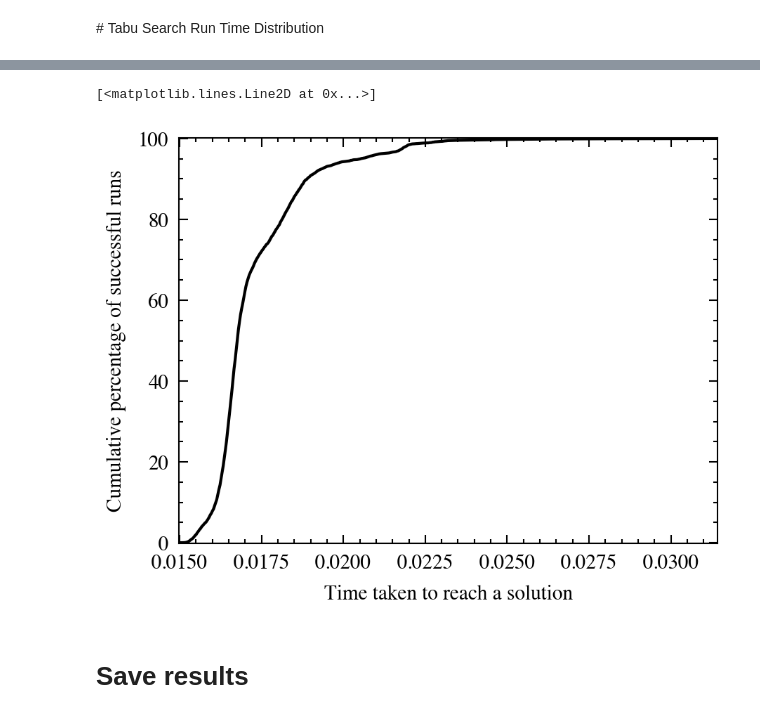
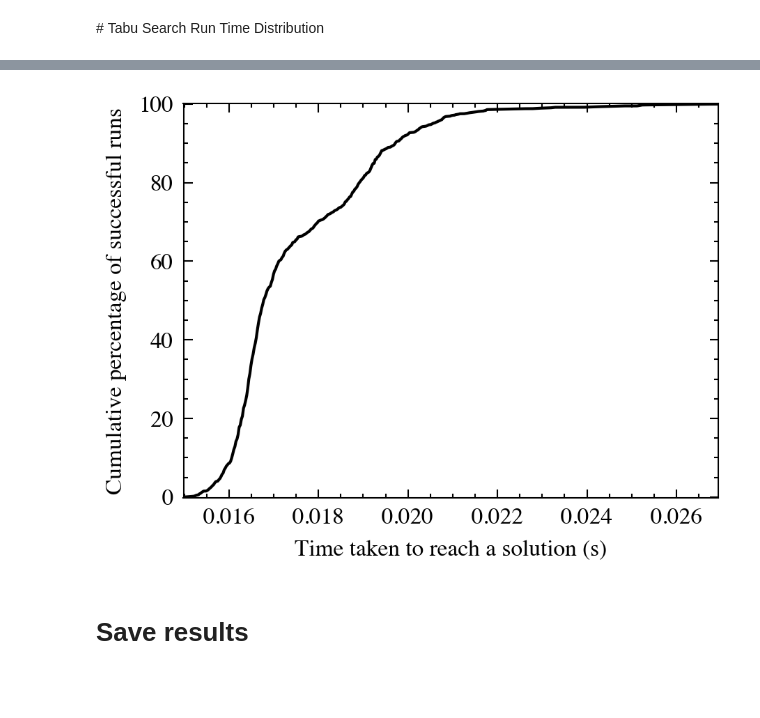
Before and after one commit to rienath/Estimating-Penalty-Coefficients-for-QUBO-Problems, a Jupyter notebook: Project and Deliverables/Implementation/Notebooks/Multiple Knapsack.ipynb, the cells around one changed output, grey strips where cells are left out. Cells and saved outputs as stored; diff of their text form; code cells hidden in the pictures; blank space fills up the shorter version.

```diff
--- a/Project and Deliverables/Implementation/Notebooks/Multiple Knapsack.ipynb
+++ b/Project and Deliverables/Implementation/Notebooks/Multiple Knapsack.ipynb
@@ -355,12 +394,13 @@ plt.plot(steps_new, smooth_percentage)
 times = []
 energies = []
 sampler = tabu.TabuSampler()
-repeats = 10000
+repeats = 1000
 # Hyperparameters
 timeout = 10 # default 20
 problem_num = 25
 
 # num_restarts has to be 1 (Towards a Characterisation of the Behaviour of Stochastic Local Search Algorithms for SAT)
+# Therefore, use seed hack to simulate multiple runs
 for seed in range(1, repeats):
     # Record start time
     start = time.time()
@@ -406,27 +415,7 @@ rtd
-# %%
-# Set plot styles
-plt.style.use(['science', 'no-latex', 'ieee'])
-# Set limits
-lowest_steps = rtd.index[0]
-highest_steps = rtd.index[-1]
-offset = 0.2 # Offset is needed to see the line at graph borders
-plt.axis((lowest_steps, highest_steps, 0-offset, 100+offset))
-# Set labels and dpi
-plt.xlabel("Time taken to reach a solution (s)")
-plt.ylabel("Cumulative percentage of successful runs")
-plt.gcf().set_dpi(300)
-# Smooth the line, otherwise it will look like a staircase
-times_new = np.linspace(rtd.index[0], rtd.index[-1], 500) # Create more points for x-axis
-spl = make_interp_spline(rtd.index, rtd['Cumulative Percentage'], k=1)
-smooth_percentage = spl(times_new)
-# Limit smoothed values to 0-100 too
-smooth_percentage = [0 if i < 0 else i for i in smooth_percentage]
-smooth_percentage = [100 if i > 100 else i for i in smooth_percentage]
-# Make a plot
-plt.plot(times_new, smooth_percentage)
-# %% [output]
-[<matplotlib.lines.Line2D at 0x...>]
-[figure, removed]
+# %%
+Figure.run_time_distribution(times, energies)
+# %% [output]
+[figure, added]
 # %% [markdown]
 # Save results
 # %%
```
Also changed, not shown: parts of 7 cells of this notebook, 1 other file.
